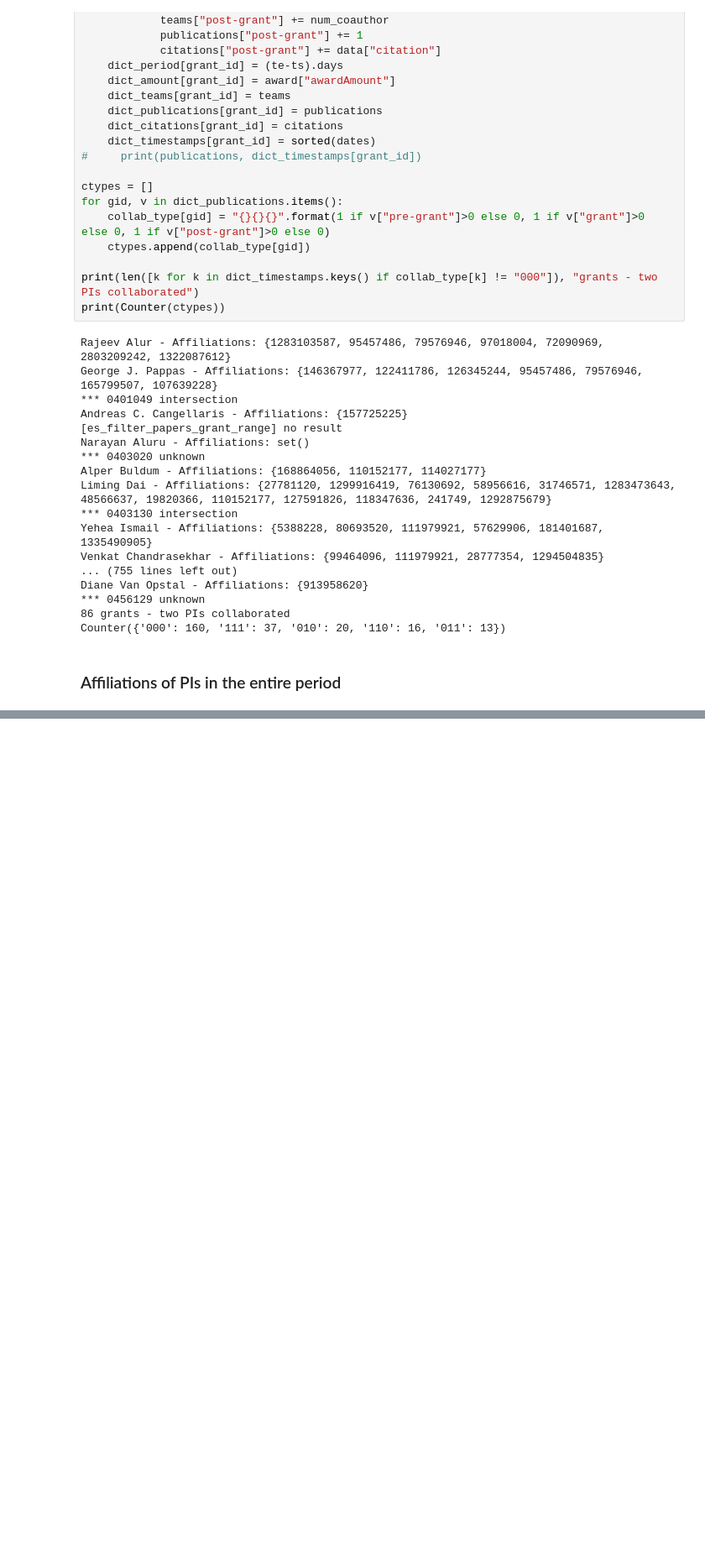
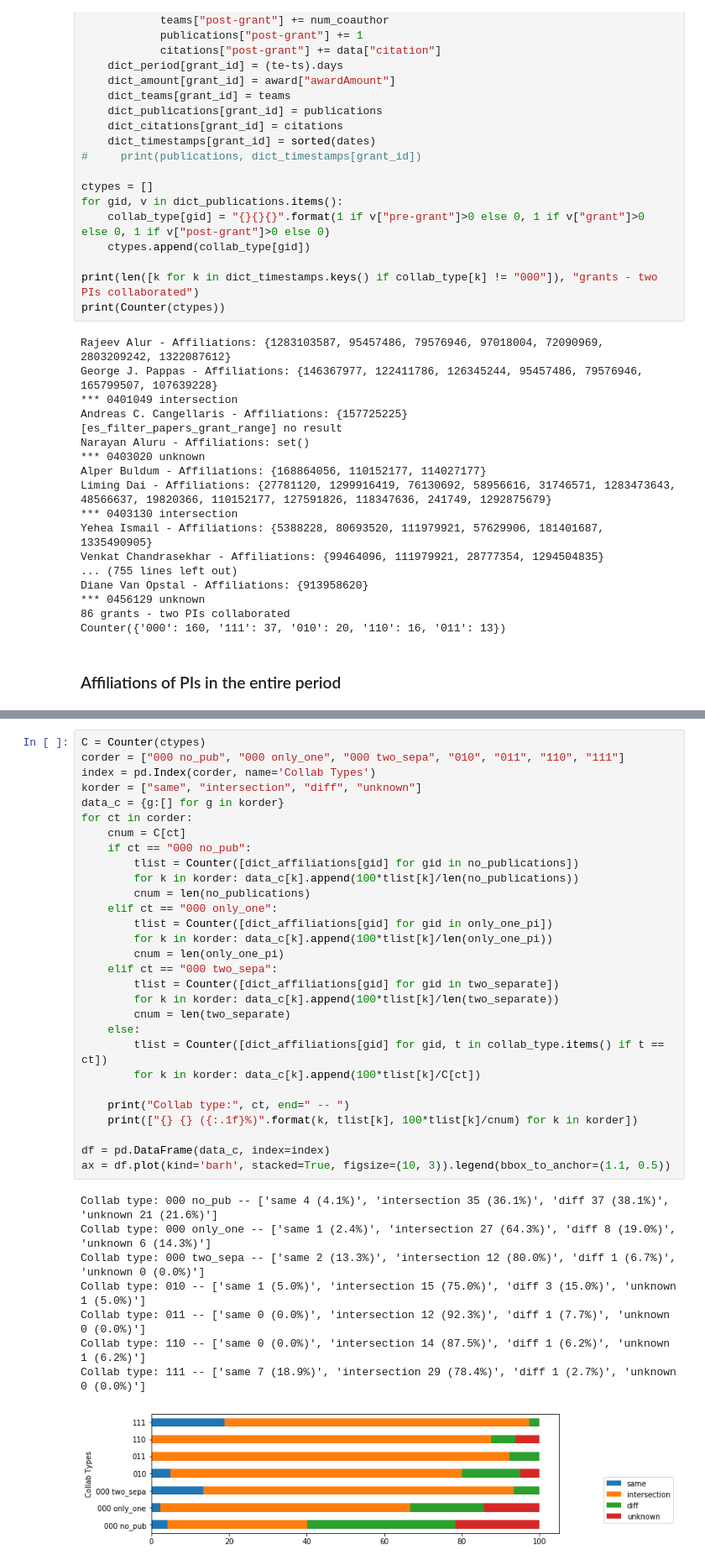
Before and after one commit to shinminjeong/moneymatters, a Jupyter notebook: scripts/2PI_affiliation_NSF_CISE.ipynb, the cells around one changed output, grey strips where cells are left out. Shown at 84% size. Drawn from its saved outputs; the diff is of its cells as text; blank space fills up the shorter version.

```diff
--- a/scripts/2PI_affiliation_NSF_CISE.ipynb
+++ b/scripts/2PI_affiliation_NSF_CISE.ipynb
@@ -340,0 +379,38 @@ Collab type: 111
+# %%
+C = Counter(ctypes)
+corder = ["000 no_pub", "000 only_one", "000 two_sepa", "010", "011", "110", "111"]
+index = pd.Index(corder, name='Collab Types')
+korder = ["same", "intersection", "diff", "unknown"]
+data_c = {g:[] for g in korder}
+for ct in corder:
+    cnum = C[ct]
+    if ct == "000 no_pub":
+        tlist = Counter([dict_affiliations[gid] for gid in no_publications])
+        for k in korder: data_c[k].append(100*tlist[k]/len(no_publications))
+        cnum = len(no_publications)
+    elif ct == "000 only_one":
+        tlist = Counter([dict_affiliations[gid] for gid in only_one_pi])
+        for k in korder: data_c[k].append(100*tlist[k]/len(only_one_pi))
+        cnum = len(only_one_pi)
+    elif ct == "000 two_sepa":
+        tlist = Counter([dict_affiliations[gid] for gid in two_separate])
+        for k in korder: data_c[k].append(100*tlist[k]/len(two_separate))
+        cnum = len(two_separate)
+    else:
+        tlist = Counter([dict_affiliations[gid] for gid, t in collab_type.items() if t == ct])
+        for k in korder: data_c[k].append(100*tlist[k]/C[ct])
+
+    print("Collab type:", ct, end=" -- ")
+    print(["{} {} ({:.1f}%)".format(k, tlist[k], 100*tlist[k]/cnum) for k in korder])
+
+df = pd.DataFrame(data_c, index=index)
+ax = df.plot(kind='barh', stacked=True, figsize=(10, 3)).legend(bbox_to_anchor=(1.1, 0.5))
+# %% [output]
+Collab type: 000 no_pub -- ['same 4 (4.1%)', 'intersection 35 (36.1%)', 'diff 37 (38.1%)', 'unknown 21 (21.6%)']
+Collab type: 000 only_one -- ['same 1 (2.4%)', 'intersection 27 (64.3%)', 'diff 8 (19.0%)', 'unknown 6 (14.3%)']
+Collab type: 000 two_sepa -- ['same 2 (13.3%)', 'intersection 12 (80.0%)', 'diff 1 (6.7%)', 'unknown 0 (0.0%)']
+Collab type: 010 -- ['same 1 (5.0%)', 'intersection 15 (75.0%)', 'diff 3 (15.0%)', 'unknown 1 (5.0%)']
+Collab type: 011 -- ['same 0 (0.0%)', 'intersection 12 (92.3%)', 'diff 1 (7.7%)', 'unknown 0 (0.0%)']
+Collab type: 110 -- ['same 0 (0.0%)', 'intersection 14 (87.5%)', 'diff 1 (6.2%)', 'unknown 1 (6.2%)']
+Collab type: 111 -- ['same 7 (18.9%)', 'intersection 29 (78.4%)', 'diff 1 (2.7%)', 'unknown 0 (0.0%)']
+[figure, added]
```
Also changed, not shown: parts of 3 cells of this notebook.
